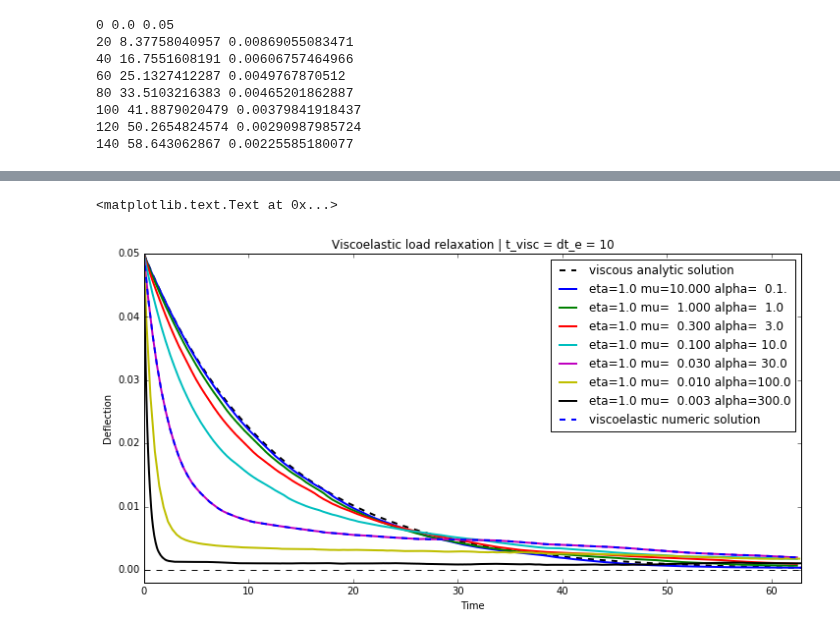
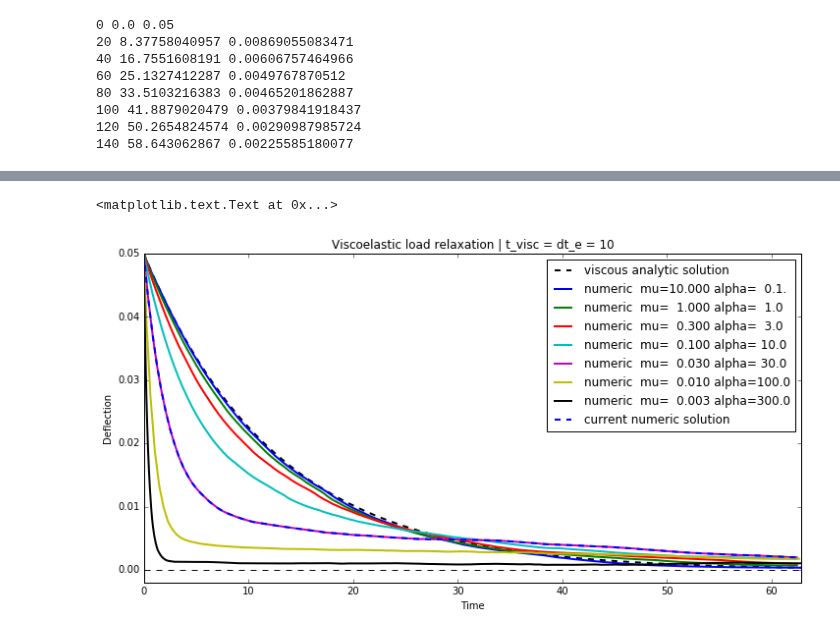
Before and after one commit to underworldcode/underworld2, a Jupyter notebook: docs/tutorials/ViscoelasticTutorial/040-Loading-of-a-viscoelastic-halfspace.ipynb, the cells around one changed output, grey strips where cells are left out. Cells and saved outputs as stored; diff of their text form; code cells hidden in the pictures.

```diff
--- a/docs/tutorials/ViscoelasticTutorial/040-Loading-of-a-viscoelastic-halfspace.ipynb
+++ b/docs/tutorials/ViscoelasticTutorial/040-Loading-of-a-viscoelastic-halfspace.ipynb
@@ -180,13 +189,14 @@ for index in range( len(swarm.particleCoordinates.data) ):
         materialIndex.data[index] = materialAir
 # %%
 # plot material type and passive tracer swarms
+materialFilter = materialIndex > 0
 figsize=(1200,300)
-figMaterial = glucifer.Figure( figsize=figsize )
+figMaterial = glucifer.Figure( figsize=figsize)
 figMaterial.append( glucifer.objects.Mesh(mesh,opacity=0.5))
 figMaterial.append( glucifer.objects.Points(tracerSwarm2, pointSize=10, colourBar=False) )
 figMaterial.append( glucifer.objects.Points(tracerSwarm, pointSize=3, colourBar=False) )
-figMaterial.append( glucifer.objects.Points(swarm, materialIndex, pointSize=2) )
-figMaterial.append( glucifer.objects.VectorArrows(mesh, velocityField))
+figMaterial.append( glucifer.objects.Points(swarm, materialIndex, fn_mask=materialFilter,
+                                            pointSize=2, colourBar=False, valueRange=[0,1]) )
 figMaterial.show()
 # %% [output]
 [interactive output not drawn]
@@ -224,17 +234,16 @@ mappingDictStress = { materialAir : viscousStressFn,
 stressFn = fn.branching.map( fn_key=materialIndex, mapping=mappingDictStress )
 # %%
 # create stokes system, solver and advectors
-stokes = uw.systems.Stokes( velocityField = velocityField,
-                            pressureField = pressureField,
-                            voronoi_swarm = swarm,
-                            conditions    = [dirichletBC, neumannBC],
-                            fn_viscosity  = viscosityFn,
-                            fn_bodyforce  = buoyancyFn,
+stokes = uw.systems.Stokes( velocityField    = velocityField,
+                            pressureField    = pressureField,
+                            voronoi_swarm    = swarm,
+                            conditions       = [dirichletBC, neumannBC],
+                            fn_viscosity     = viscosityFn,
+                            fn_bodyforce     = buoyancyFn,
                             fn_stresshistory = elasticStressFn, # include stress history term
                           )
 
 solver = uw.systems.Solver( stokes )
-solver.set_inner_method("mumps")
 # Optional solver settings
 if(uw.nProcs()==1):
     solver.set_inner_method("lu")
@@ -339,31 +345,31 @@ figMaterial.show()
 # %%
 # load saved model run data
 modelList = [
               './input/load halfspace eta=1.0 mu=10.000 alpha=  0.1.dat',
               './input/load halfspace eta=1.0 mu=  1.000 alpha=  1.0.dat',
               './input/load halfspace eta=1.0 mu=  0.300 alpha=  3.0.dat',
               './input/load halfspace eta=1.0 mu=  0.100 alpha= 10.0.dat',
               './input/load halfspace eta=1.0 mu=  0.030 alpha= 30.0.dat',
               './input/load halfspace eta=1.0 mu=  0.010 alpha=100.0.dat',
               './input/load halfspace eta=1.0 mu=  0.003 alpha=300.0.dat',
 ]
 
 fig, (plot) = pyplot.subplots(1,1)
 fig.set_size_inches(12, 6)
 plot.plot(t, w_t, label='viscous analytic solution', lw = 2, color='k', linewidth='2', linestyle='--')
 for name in modelList:
     fOutput = name
     data = np.loadtxt(fOutput, unpack=True )
     step1, time1, displace = data[0], data[1], data[2]
-    plot.plot(time1, displace,  label=name[23:53], linewidth=2)#, linestyle="", marker=".")
+    plot.plot(time1, displace,  label='numeric '+name[30:53], linewidth=2)#, linestyle="", marker=".")
 
-plot.plot(tTracer, displacement,  label='viscoelastic numeric solution', linestyle="--", linewidth=2)
+plot.plot(tTracer, displacement,  label='current numeric solution', linestyle="--", linewidth=2)
 plot.axhline(0.,color='black',linestyle='--')
 plot.axis([0, t_relax*5, -0.002, w_m])
 plot.set_xlabel('Time')
 plot.set_ylabel('Deflection')
 plot.legend(loc='best')
 pyplot.title('Viscoelastic load relaxation | t_visc = dt_e = 10')
 # %% [output]
 <matplotlib.text.Text at 0x...>
-[figure, old version]
+[figure, new version]
```
Also changed, not shown: parts of 8 cells of this notebook, 2 other files.
